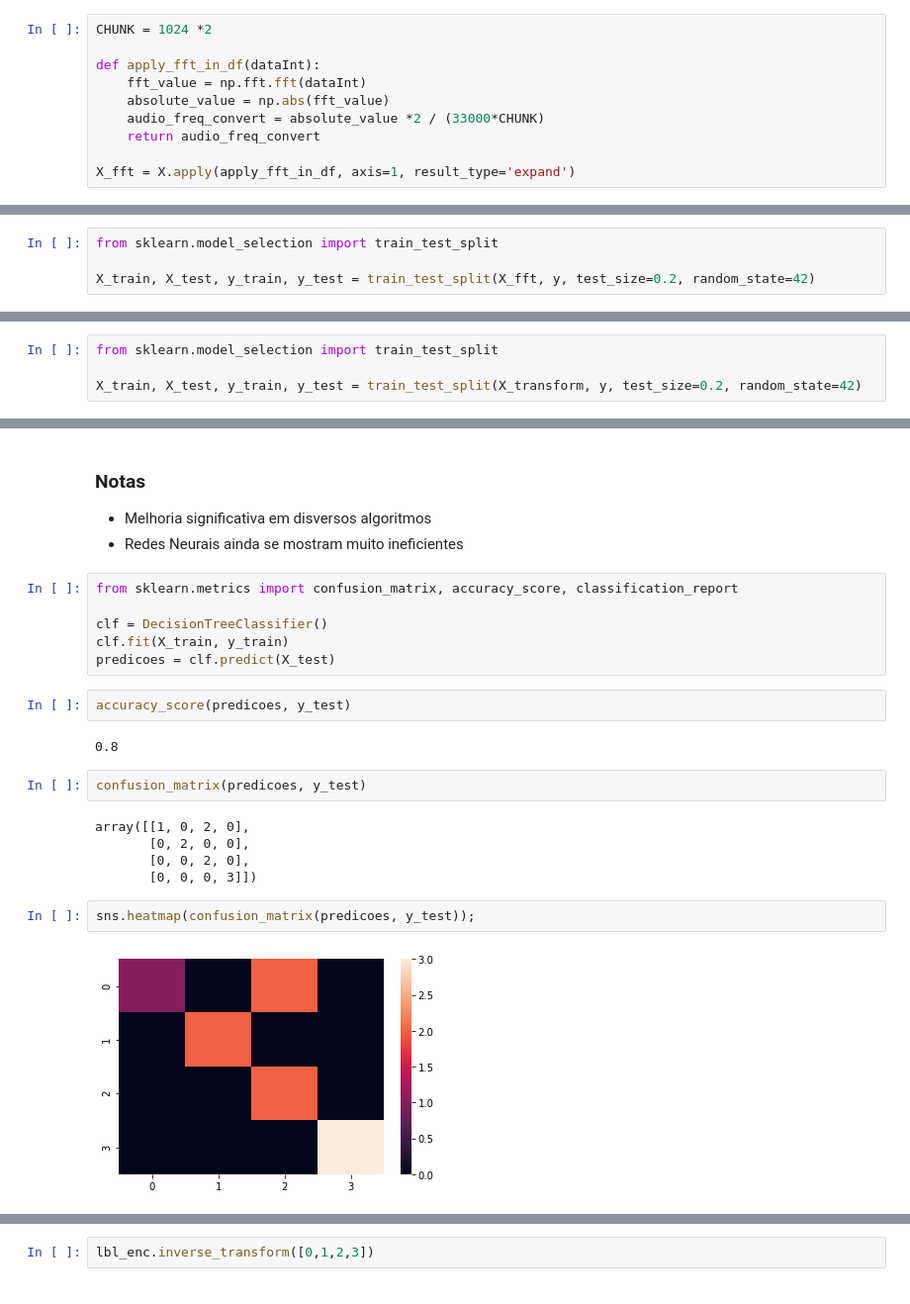
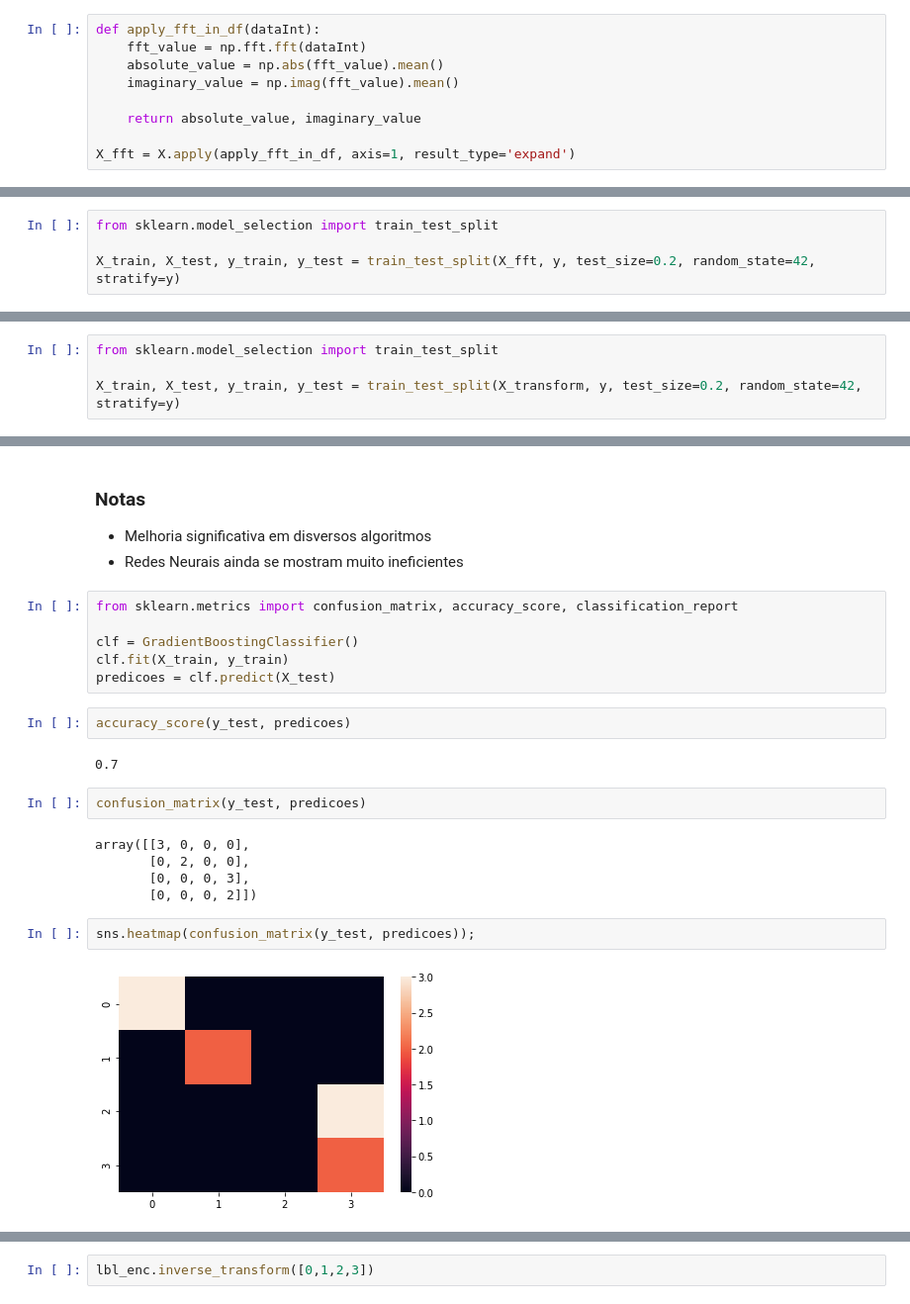
Before and after one commit to vschmidt/machine_failure_detector, a Jupyter notebook: Análise dos dados/Análise dos dados - Som ambiente.ipynb, the cells around one changed output, grey strips where cells are left out. Shown at 99% size. Cells and saved outputs as stored; diff of their text form.

```diff
--- a/Análise dos dados/Análise dos dados - Som ambiente.ipynb
+++ b/Análise dos dados/Análise dos dados - Som ambiente.ipynb
@@ -455,12 +445,11 @@ weighted avg       1.00      0.60      0.75        10
 # %% [markdown]
 # 2º teste: Submissão dos dados a uma FFT
 # %%
-CHUNK = 1024 *2
-
 def apply_fft_in_df(dataInt):
     fft_value = np.fft.fft(dataInt)
-    absolute_value = np.abs(fft_value)
-    audio_freq_convert = absolute_value *2 / (33000*CHUNK)
-    return audio_freq_convert
+    absolute_value = np.abs(fft_value).mean()
+    imaginary_value = np.imag(fft_value).mean()
+
+    return absolute_value, imaginary_value
 
 X_fft = X.apply(apply_fft_in_df, axis=1, result_type='expand')
@@ -469,7 +467,7 @@ X_fft = X.apply(apply_fft_in_df, axis=1, result_type='expand')
 # %%
 from sklearn.model_selection import train_test_split
 
-X_train, X_test, y_train, y_test = train_test_split(X_fft, y, test_size=0.2, random_state=42)
+X_train, X_test, y_train, y_test = train_test_split(X_fft, y, test_size=0.2, random_state=42, stratify=y)
 # %% [markdown]
 # Treino de algoritmo
 # %%
@@ -648,7 +640,7 @@ X_output.to_csv('Saídas/X_transform.csv')
 # %%
 from sklearn.model_selection import train_test_split
 
-X_train, X_test, y_train, y_test = train_test_split(X_transform, y, test_size=0.2, random_state=42)
+X_train, X_test, y_train, y_test = train_test_split(X_transform, y, test_size=0.2, random_state=42, stratify=y)
 # %%
 from sklearn.metrics import accuracy_score, log_loss
 from sklearn.neighbors import KNeighborsClassifier
@@ -740,22 +732,22 @@ Accuracy: 20.00
 # %%
 from sklearn.metrics import confusion_matrix, accuracy_score, classification_report
 
-clf = DecisionTreeClassifier()
+clf = GradientBoostingClassifier()
 clf.fit(X_train, y_train)
 predicoes = clf.predict(X_test)
 # %%
-accuracy_score(predicoes, y_test)
+accuracy_score(y_test, predicoes)
 # %% [output]
-0.8
+0.7
 # %%
-confusion_matrix(predicoes, y_test)
+confusion_matrix(y_test, predicoes)
 # %% [output]
-array([[1, 0, 2, 0],
+array([[3, 0, 0, 0],
        [0, 2, 0, 0],
-       [0, 0, 2, 0],
-       [0, 0, 0, 3]])
+       [0, 0, 0, 3],
+       [0, 0, 0, 2]])
 # %%
-sns.heatmap(confusion_matrix(predicoes, y_test));
+sns.heatmap(confusion_matrix(y_test, predicoes));
 # %% [output]
-[figure, old version]
+[figure, new version]
 # %%
```
Also changed, not shown: parts of 74 cells of this notebook, 2 other files.
